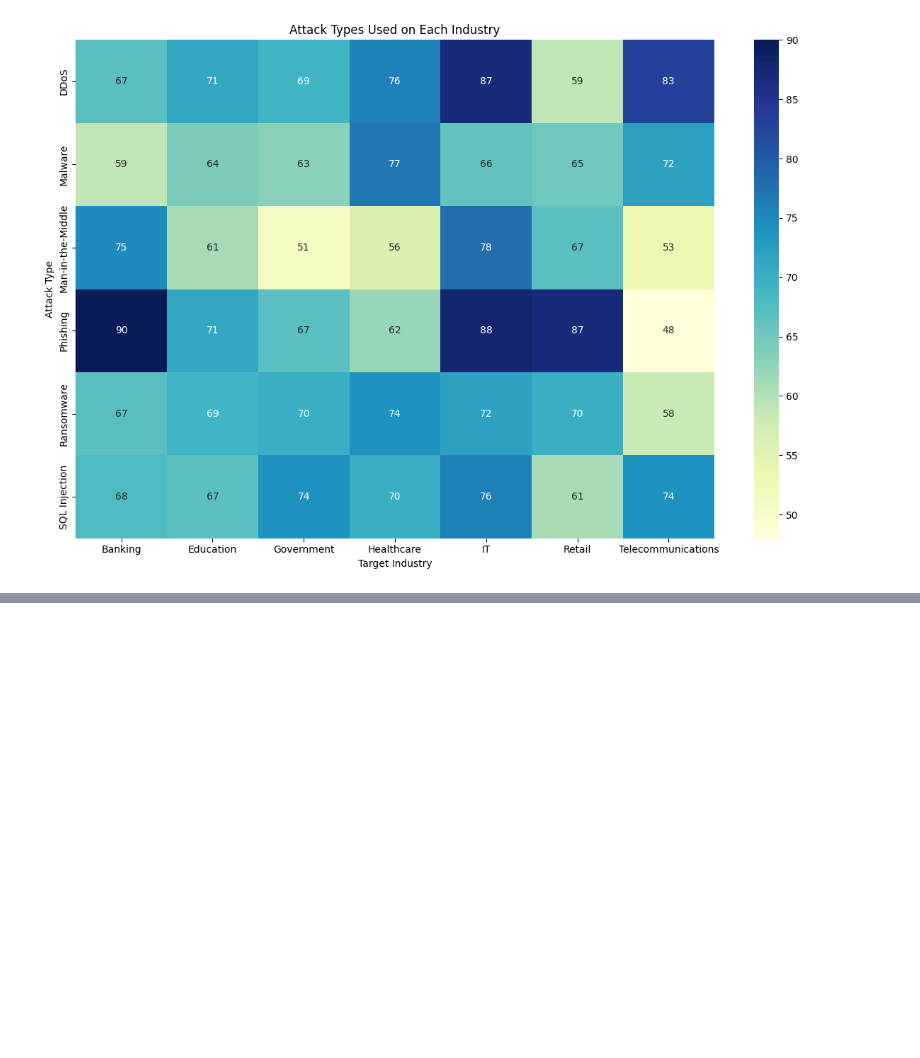
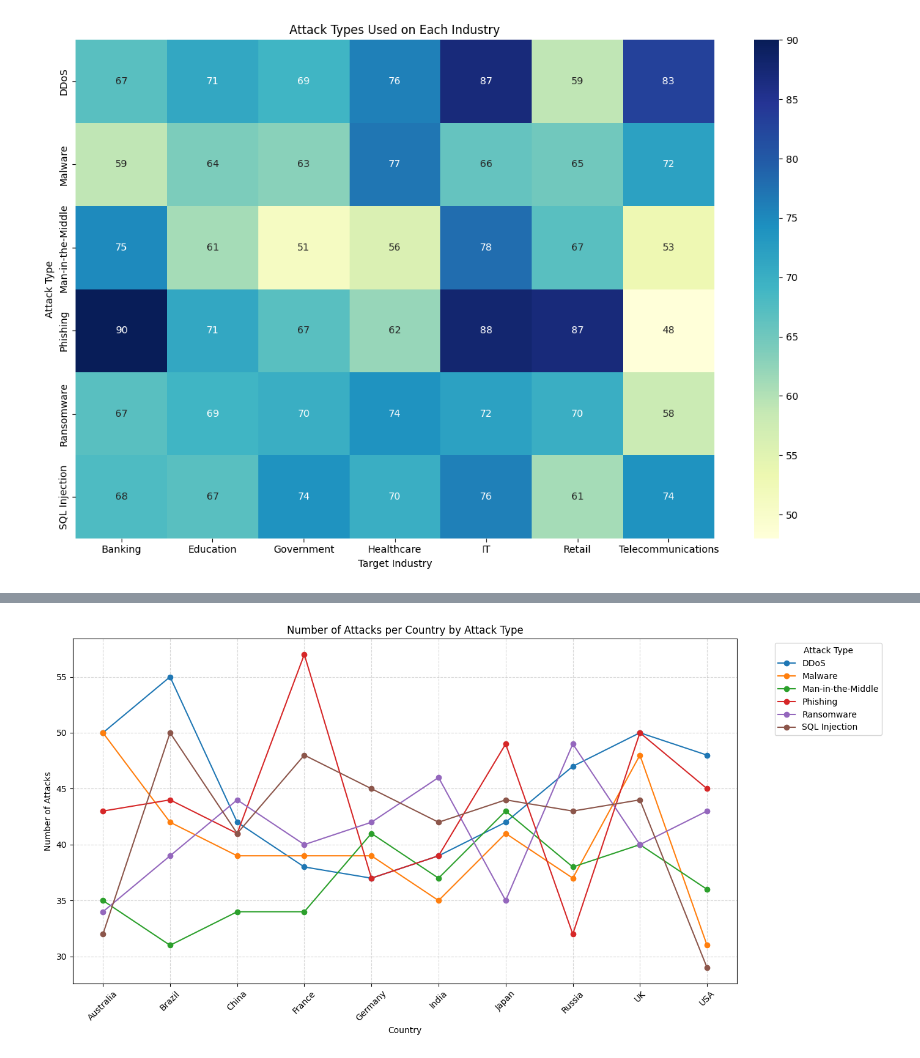
Before and after one commit to immaFrogUwU/Cyber-Security-Threats, a Jupyter notebook: Data_Storytelling_Cyber_Security_Threats.ipynb, the cells around one changed output, grey strips where cells are left out. Cells and saved outputs as stored; diff of their text form; code cells hidden in the pictures; blank space fills up the shorter version.

```diff
--- a/Data_Storytelling_Cyber_Security_Threats.ipynb
+++ b/Data_Storytelling_Cyber_Security_Threats.ipynb
@@ -269,0 +310,28 @@ plt.show()
+# %%
+import pandas as pd
+import seaborn as sns
+import matplotlib.pyplot as plt
+cybersec_cleaned.head()
+
+# Nhóm và đếm số vụ tấn công theo từng Country & Attack Type
+line_df = cybersec_cleaned.dropna(subset=["Attack Type", "Country"])
+grouped = line_df.groupby(["Country", "Attack Type"]).size().reset_index(name="Attack Count")
+
+# Pivot để tạo định dạng phù hợp cho line chart
+pivot_df = grouped.pivot(index="Country", columns="Attack Type", values="Attack Count").fillna(0)
+
+# Vẽ biểu đồ line chart
+plt.figure(figsize=(14, 7))
+for attack_type in pivot_df.columns:
+    plt.plot(pivot_df.index, pivot_df[attack_type], marker='o', label=attack_type)
+
+plt.title("Number of Attacks per Country by Attack Type")
+plt.xlabel("Country")
+plt.ylabel("Number of Attacks")
+plt.xticks(rotation=45)
+plt.legend(title="Attack Type", bbox_to_anchor=(1.05, 1), loc="upper left")
+plt.grid(True, linestyle='--', alpha=0.5)
+plt.tight_layout()
+plt.show()
+# %% [output]
+[figure, added]
```
Also changed, not shown: parts of 3 cells of this notebook.
